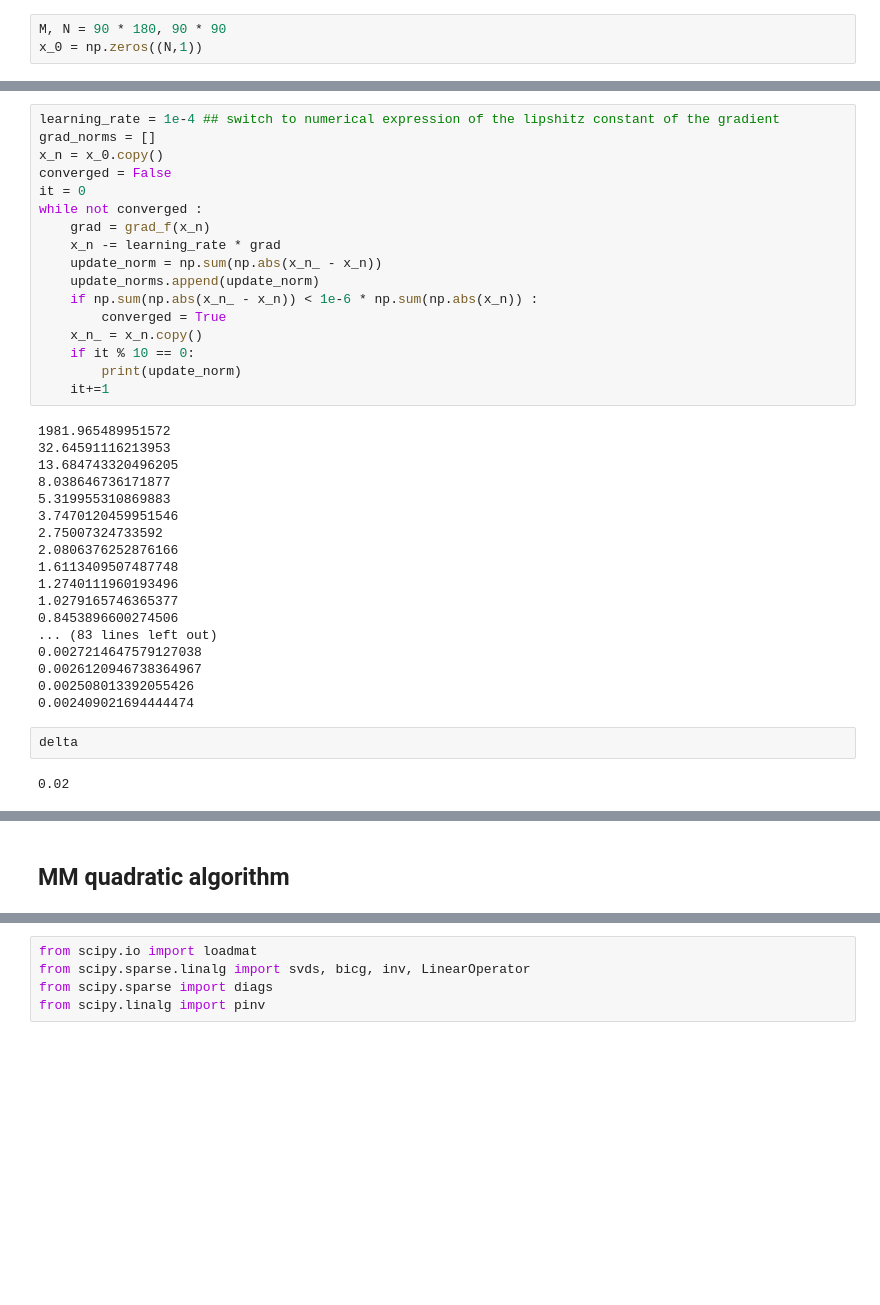
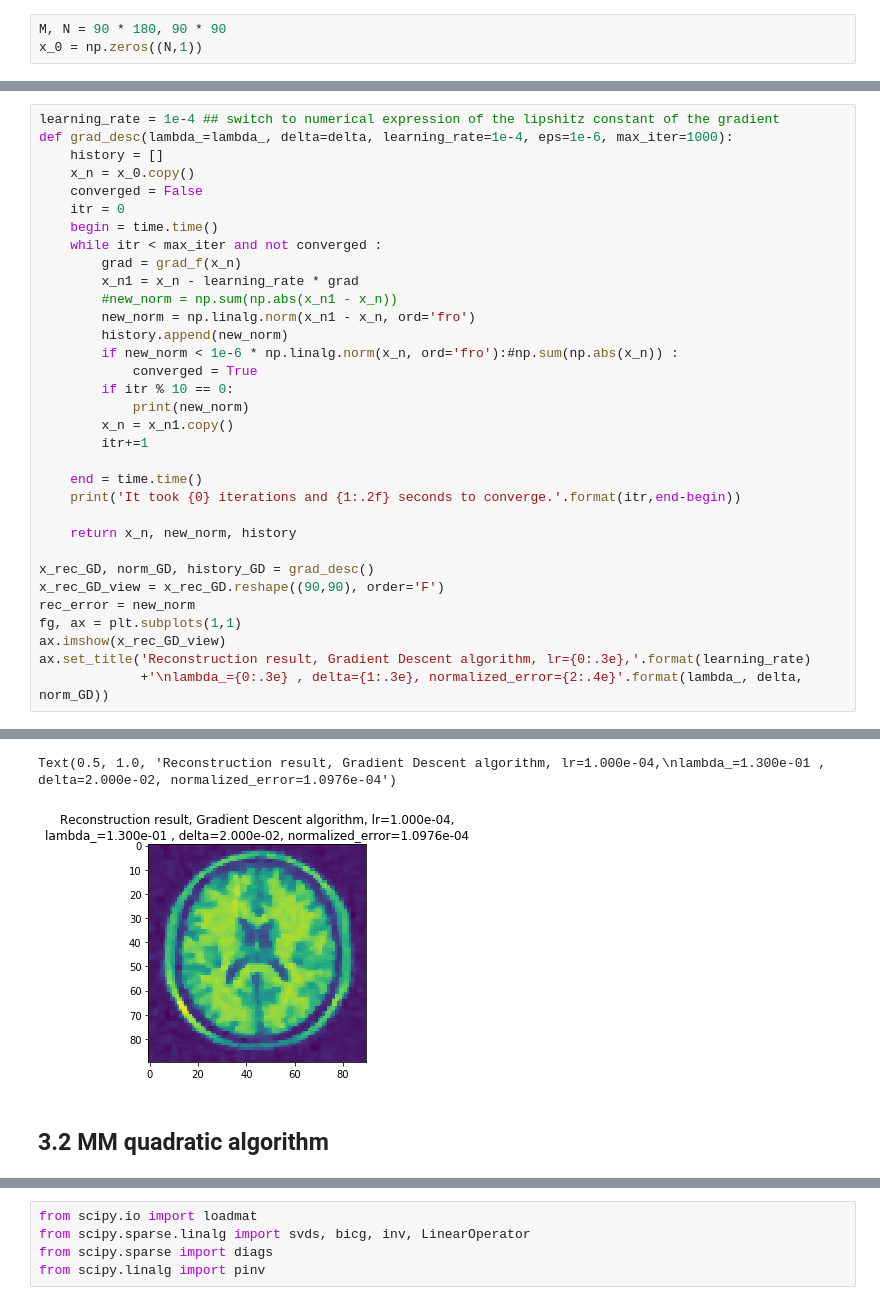
Before and after one commit to EmmanuelJhno/LabsLargeScaleDistributedOptimization, a Jupyter notebook: LSD_TPn3_Rauby_Jehanno.ipynb, the cells around one changed output, grey strips where cells are left out. Drawn from its saved outputs; the diff is of its cells as text; blank space fills up the shorter version.

Commit message:
Cleaning and implementing the 3MG algorithm.

```diff
--- a/LSD_TPn3_Rauby_Jehanno.ipynb
+++ b/LSD_TPn3_Rauby_Jehanno.ipynb
@@ -56,39 +84,34 @@ array([[0.],
-# %%
-learning_rate = 1e-4 ## switch to numerical expression of the lipshitz constant of the gradient
-grad_norms = []
-x_n = x_0.copy()
-converged = False
-it = 0
-while not converged :
-    grad = grad_f(x_n)
-    x_n -= learning_rate * grad
-    update_norm = np.sum(np.abs(x_n_ - x_n))
-    update_norms.append(update_norm)
-    if np.sum(np.abs(x_n_ - x_n)) < 1e-6 * np.sum(np.abs(x_n)) :
-        converged = True
-    x_n_ = x_n.copy()
-    if it % 10 == 0:
-        print(update_norm)
-    it+=1
-# %% [output]
-1981.965489951572
-32.64591116213953
-13.684743320496205
-8.038646736171877
-5.319955310869883
-3.7470120459951546
-2.75007324733592
-2.0806376252876166
-1.6113409507487748
-1.2740111960193496
-1.0279165746365377
-0.8453896600274506
-... (83 lines left out)
-0.0027214647579127038
-0.0026120946738364967
-0.002508013392055426
-0.002409021694444474
-# %%
-delta
-# %% [output]
-0.02
+# %%
+learning_rate = 1e-4 ## switch to numerical expression of the lipshitz constant of the gradient
+def grad_desc(lambda_=lambda_, delta=delta, learning_rate=1e-4, eps=1e-6, max_iter=1000):
+    history = []
+    x_n = x_0.copy()
+    converged = False
+    itr = 0
+    begin = time.time()
+    while itr < max_iter and not converged :
+        grad = grad_f(x_n)
+        x_n1 = x_n - learning_rate * grad
+        #new_norm = np.sum(np.abs(x_n1 - x_n))
+        new_norm = np.linalg.norm(x_n1 - x_n, ord='fro')
+        history.append(new_norm)
+        if new_norm < 1e-6 * np.linalg.norm(x_n, ord='fro'):#np.sum(np.abs(x_n)) :
+            converged = True
+        if itr % 10 == 0:
+            print(new_norm)
+        x_n = x_n1.copy()
+        itr+=1
+
+    end = time.time()
+    print('It took {0} iterations and {1:.2f} seconds to converge.'.format(itr,end-begin))
+
+    return x_n, new_norm, history
+
+x_rec_GD, norm_GD, history_GD = grad_desc()
+x_rec_GD_view = x_rec_GD.reshape((90,90), order='F')
+rec_error = new_norm
+fg, ax = plt.subplots(1,1)
+ax.imshow(x_rec_GD_view)
+ax.set_title('Reconstruction result, Gradient Descent algorithm, lr={0:.3e},'.format(learning_rate)
+             +'\nlambda_={0:.3e} , delta={1:.3e}, normalized_error={2:.4e}'.format(lambda_, delta, norm_GD))
+# %% [output]
@@ -95,2 +135,4 @@ delta
+Text(0.5, 1.0, 'Reconstruction result, Gradient Descent algorithm, lr=1.000e-04,\nlambda_=1.300e-01 , delta=2.000e-02, normalized_error=1.0976e-04')
+[figure, added]
 # %% [markdown]
-## MM quadratic algorithm
+## 3.2 MM quadratic algorithm
```
Also changed, not shown: parts of 20 cells of this notebook.
